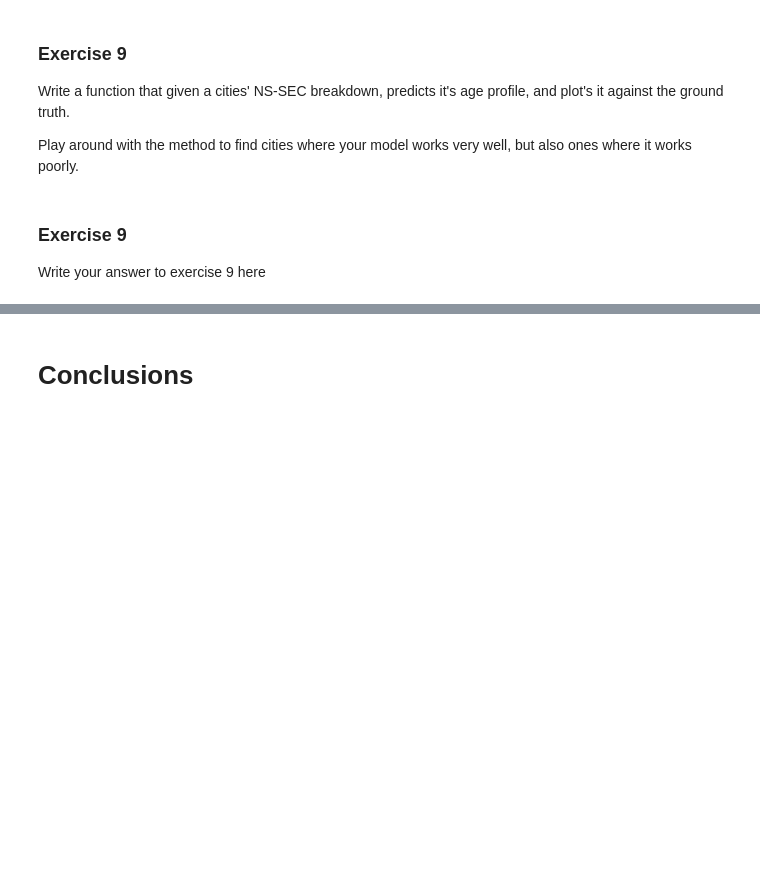
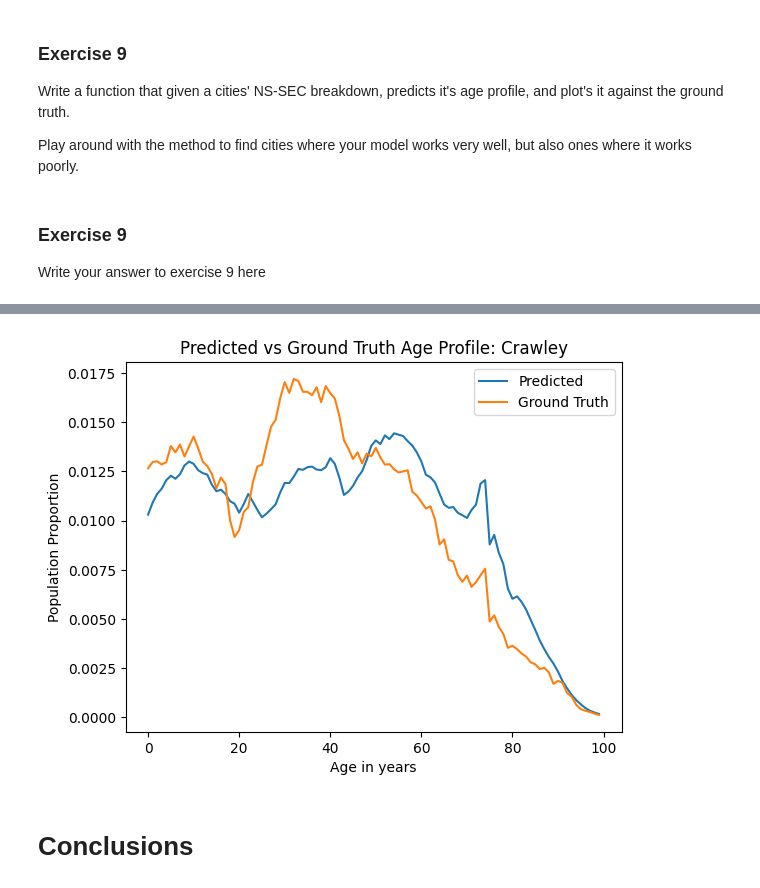
Before and after one commit to Navaneeth2906/nm803_ads_2024, a Jupyter notebook: Practical_3.ipynb, the cells around one changed output, grey strips where cells are left out. Cells and saved outputs as stored; diff of their text form; code cells hidden in the pictures; blank space fills up the shorter version.

```diff
--- a/Practical_3.ipynb
+++ b/Practical_3.ipynb
@@ -1488,3 +1484,7 @@ plt.plot(x_values, norm_age_df.loc['Cambridge'], label='Ground Truth')
+# %%
+city_to_plot('Crawley')
+# %% [output]
+[figure, added]
 # %% [markdown]
 # Conclusions
 # %% [markdown]
```
Also changed, not shown: parts of 5 cells of this notebook.
